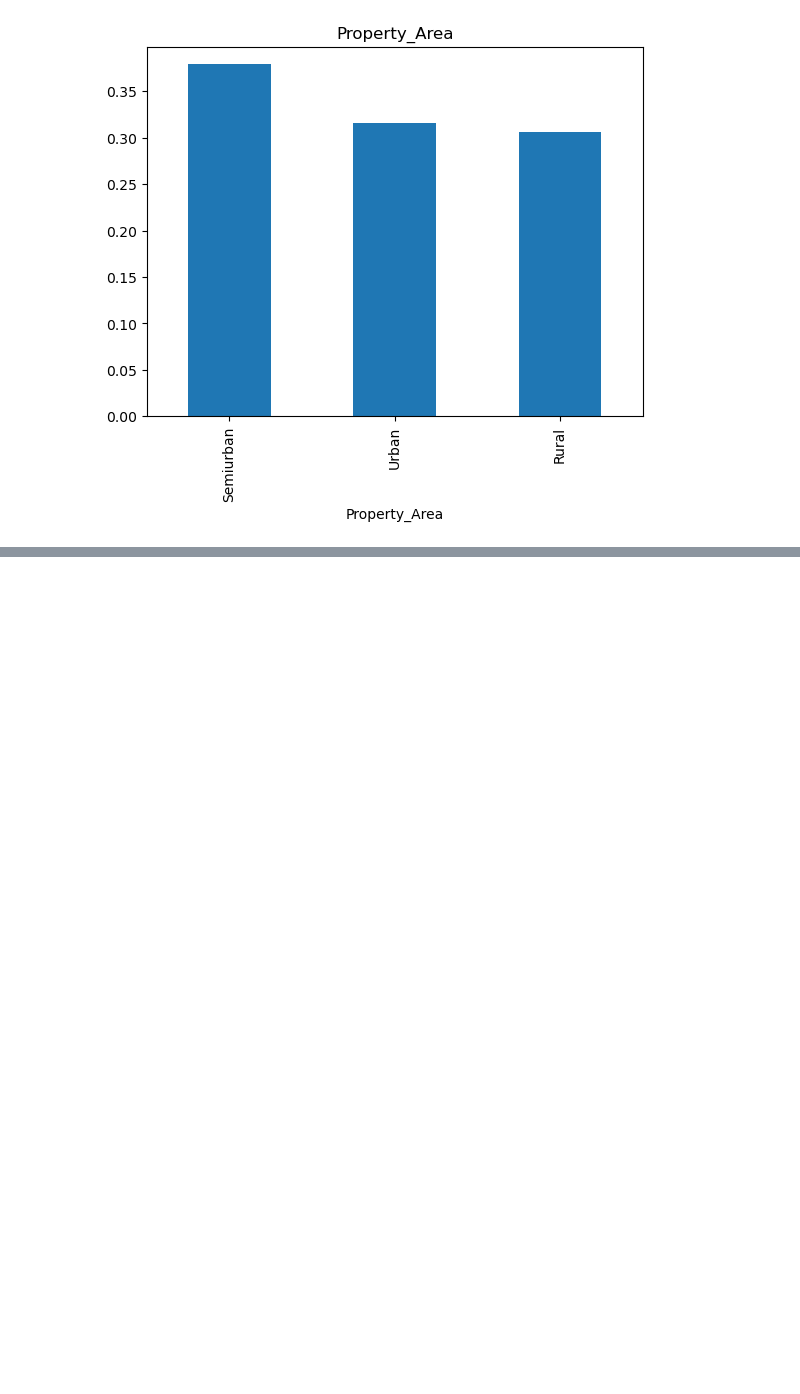
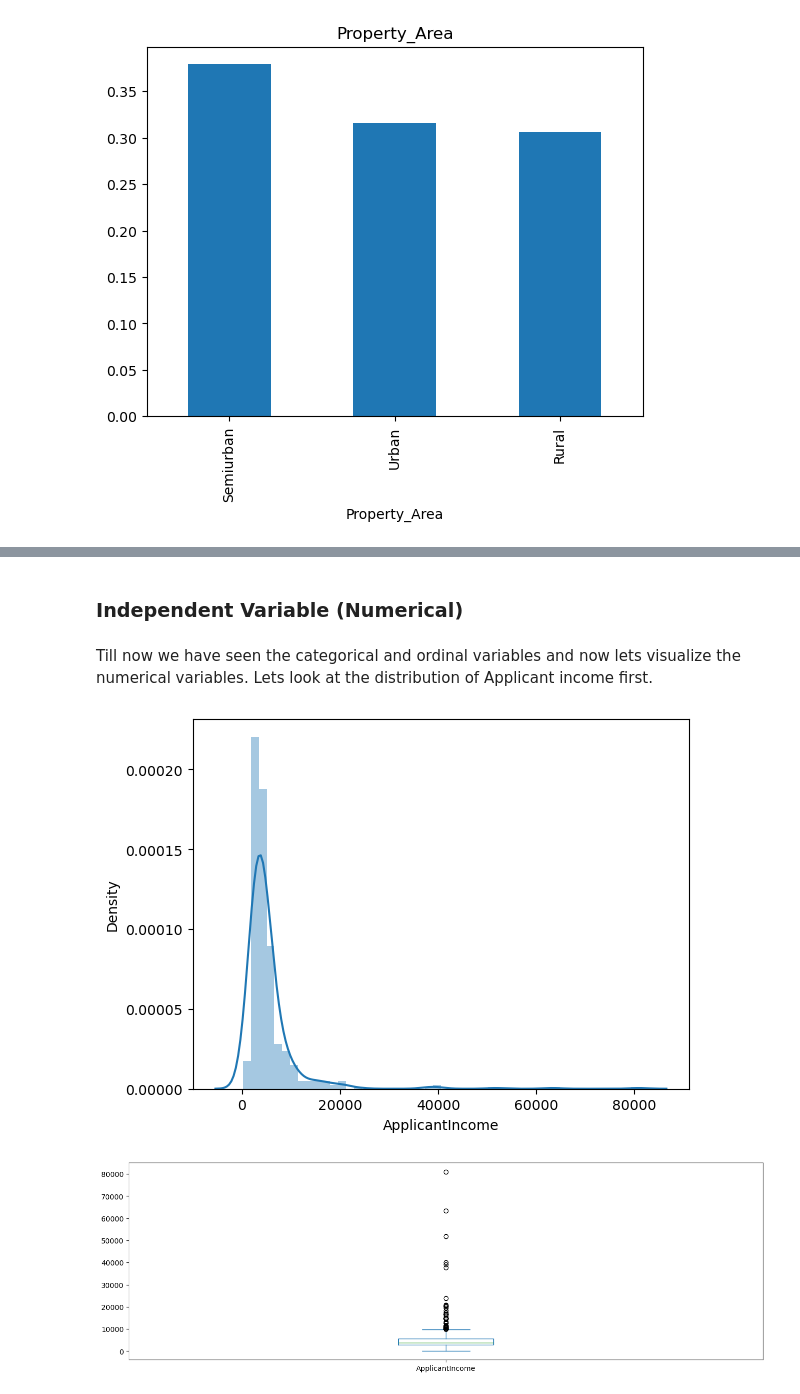
Before and after one commit to riziuzi/Loan-Predictor, a Jupyter notebook: Loan_Application_Prediction.ipynb, the cells around one changed output, grey strips where cells are left out. Saved outputs shown, nothing was run; the diff lists cells and outputs as text; code cells hidden in the pictures; blank space fills up the shorter version.

```diff
--- a/Loan_Application_Prediction.ipynb
+++ b/Loan_Application_Prediction.ipynb
@@ -83,0 +137,19 @@ plt.show()
+# %% [markdown]
+
+### Independent Variable (Numerical)
+# %% [markdown]
+Till now we have seen the categorical and ordinal variables and now lets visualize the numerical variables. Lets look at the distribution of Applicant income first.
+# %%
+# Creating a distribution plot to visualize the distribution of applicant incomes in the 'loan_data' dataframe
+# using the seaborn library's distplot() function
+sns.distplot(loan_data['ApplicantIncome'])
+plt.show()
+
+# Creating a box plot to visualize the distribution of applicant incomes in the 'loan_data' dataframe
+# using the pandas library's plot.box() function
+# and setting the figure size to 16x5 using the figsize parameter
+loan_data['ApplicantIncome'].plot.box(figsize=(16,5))
+plt.show()
+# %% [output]
+[figure, added]
+[figure, added]
```
Also changed, not shown: parts of 114 cells of this notebook.
